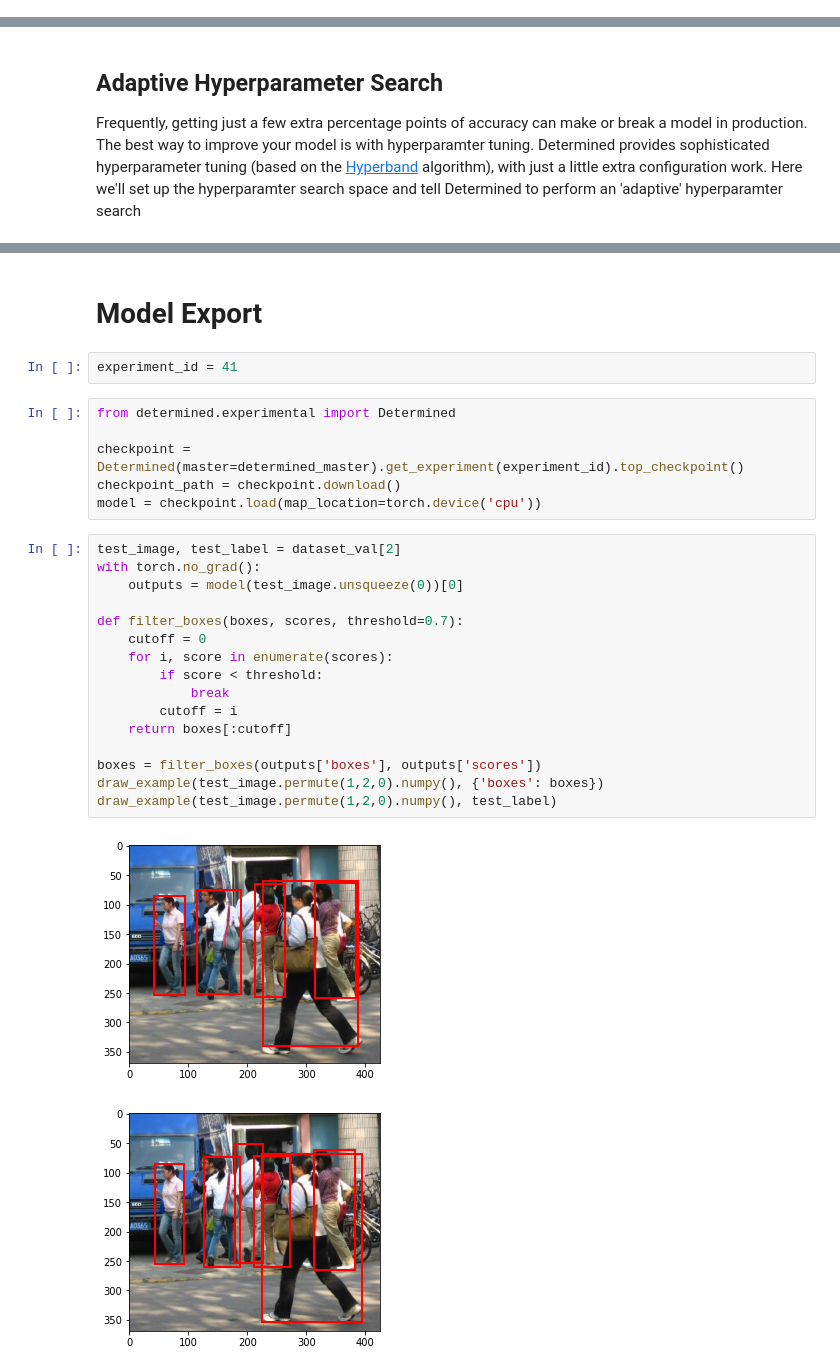
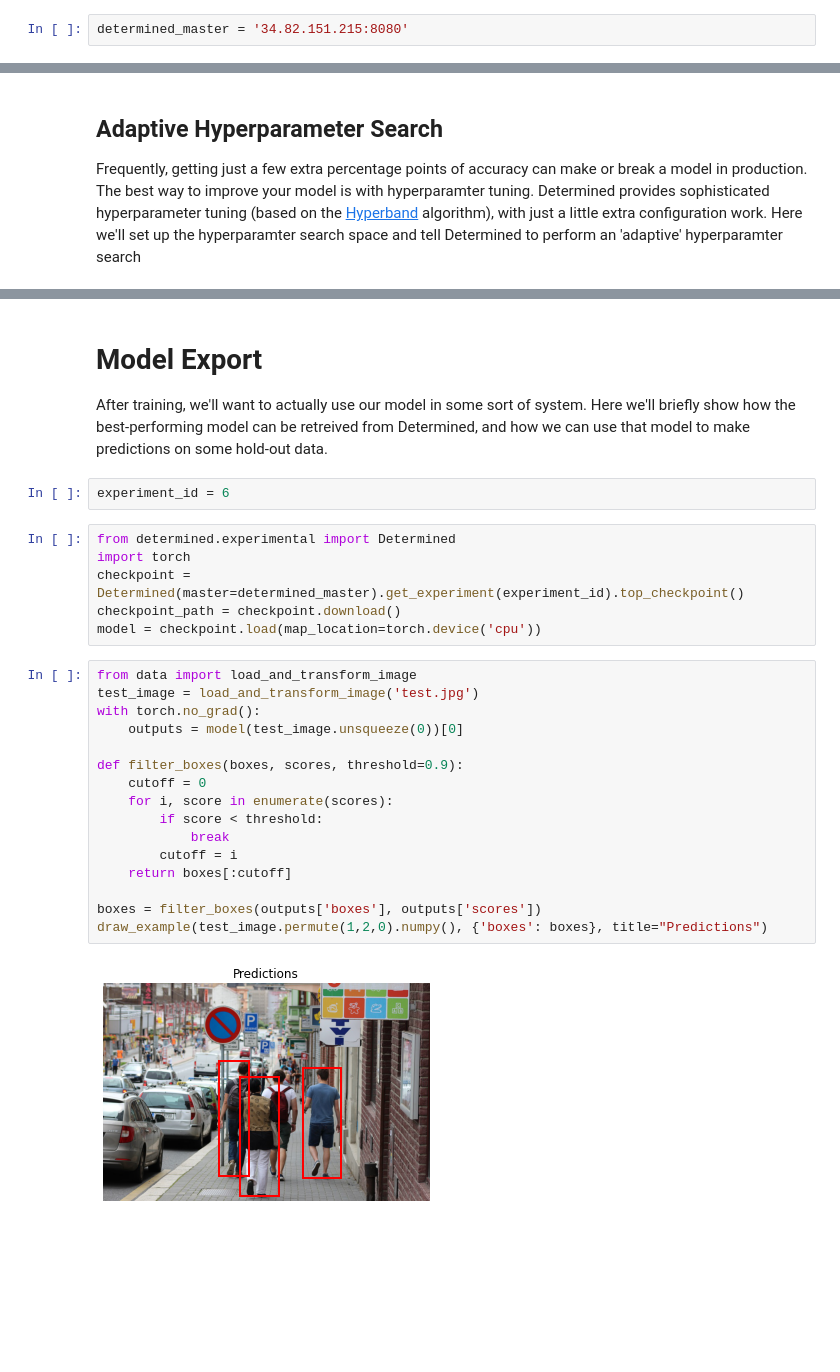
Before and after one commit to davidhershey/determined, a Jupyter notebook: examples/official/demo/Object-Detection-PyTorch.ipynb, the cells around one changed output, grey strips where cells are left out. Saved outputs shown, nothing was run; the diff lists cells and outputs as text; blank space fills up the shorter version.

```diff
--- a/examples/official/demo/Object-Detection-PyTorch.ipynb
+++ b/examples/official/demo/Object-Detection-PyTorch.ipynb
@@ -173,2 +171,4 @@ determined_master = 'http://ec2-44-232-98-31.us-west-2.compute.amazonaws.com:808
+# %%
+determined_master = '34.82.151.215:8080'
 # %%
 !det -m {determined_master} experiment create train.yaml .
@@ -234,32 +242,33 @@ Created experiment 44
-# %% [markdown]
-# Model Export
+# %% [markdown]
+# Model Export
+
+After training, we'll want to actually use our model in some sort of system.  Here we'll briefly show how the best-performing model can be retreived from Determined, and how we can use that model to make predictions on some hold-out data.
 # %%
-experiment_id = 41
+experiment_id = 6
 # %%
 from determined.experimental import Determined
-
+import torch
 checkpoint = Determined(master=determined_master).get_experiment(experiment_id).top_checkpoint()
 checkpoint_path = checkpoint.download()
 model = checkpoint.load(map_location=torch.device('cpu'))
 # %%
-test_image, test_label = dataset_val[2]
+from data import load_and_transform_image
+test_image = load_and_transform_image('test.jpg')
 with torch.no_grad():
     outputs = model(test_image.unsqueeze(0))[0]
 
-def filter_boxes(boxes, scores, threshold=0.7):
+def filter_boxes(boxes, scores, threshold=0.9):
     cutoff = 0
     for i, score in enumerate(scores):
         if score < threshold:
             break
         cutoff = i
     return boxes[:cutoff]
 
 boxes = filter_boxes(outputs['boxes'], outputs['scores'])
-draw_example(test_image.permute(1,2,0).numpy(), {'boxes': boxes})
-draw_example(test_image.permute(1,2,0).numpy(), test_label)
+draw_example(test_image.permute(1,2,0).numpy(), {'boxes': boxes}, title="Predictions")
 # %% [output]
-[figure, old version]
+[figure, new version]
-[figure, removed]
 # %% [markdown]
 # Collaboration
 
```
Also changed, not shown: parts of 15 cells of this notebook, 5 other files.
